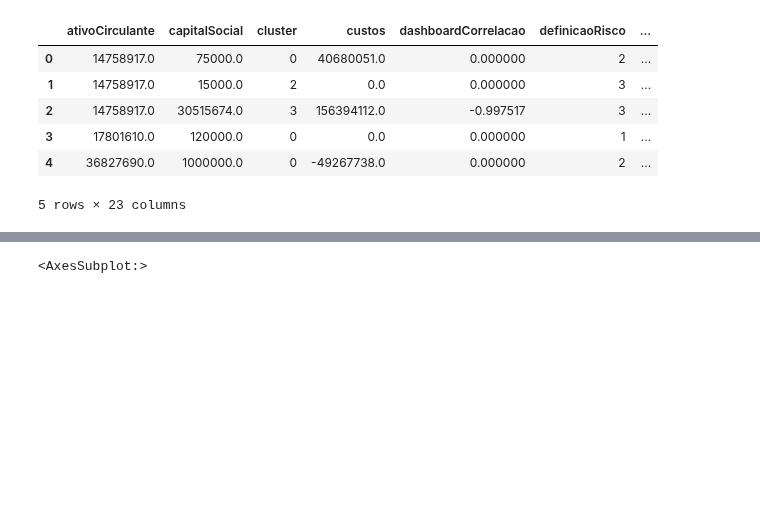
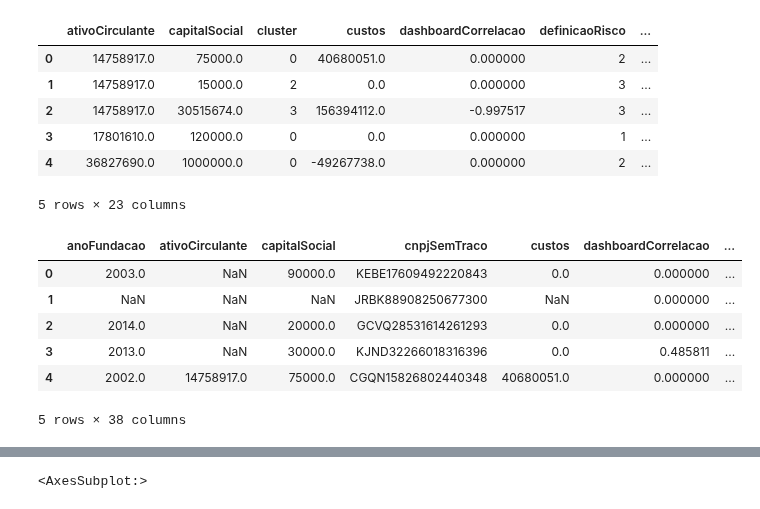
Before and after one commit to bartiralira/bootcampIA, a Jupyter notebook: BootCamp3.ipynb, the cells around one changed output, grey strips where cells are left out. Saved outputs shown, nothing was run; the diff lists cells and outputs as text; code cells hidden in the pictures; blank space fills up the shorter version.

```diff
--- a/BootCamp3.ipynb
+++ b/BootCamp3.ipynb
@@ -44,6 +44,22 @@ file.head()
 | 3 | 17801610.0 | 120000.0 | 0 | 0.0 | 0.000000 | 1 | ... |
 | 4 | 36827690.0 | 1000000.0 | 0 | -49267738.0 | 0.000000 | 2 | ... |
 5 rows × 23 columns
+# %%
+#recupera os dados da planilha origem apenas para coletar o nome dos campos
+filename= "./data/solicitacoescredito.csv"
+file= pd.read_csv(filename,sep=",",decimal='.', engine='python')
+file = file.reindex(sorted(file.columns), axis=1)
+#file.drop(file.columns[0],inplace=True,axis=1)
+#file.drop(["cluster"],inplace=True,axis=1)
+file.head()
+# %% [output]
+|  | anoFundacao | ativoCirculante | capitalSocial | cnpjSemTraco | custos | dashboardCorrelacao | ... |
+| 0 | 2003.0 | NaN | 90000.0 | KEBE17609492220843 | 0.0 | 0.000000 | ... |
+| 1 | NaN | NaN | NaN | JRBK88908250677300 | NaN | 0.000000 | ... |
+| 2 | 2014.0 | NaN | 20000.0 | GCVQ28531614261293 | 0.0 | 0.000000 | ... |
+| 3 | 2013.0 | NaN | 30000.0 | KJND32266018316396 | 0.0 | 0.485811 | ... |
+| 4 | 2002.0 | 14758917.0 | 75000.0 | CGQN15826802440348 | 40680051.0 | 0.000000 | ... |
+5 rows × 38 columns
 # %%
 plt.figure(figsize=(30,30))
 print(sbs.heatmap(file.corr(), annot=True, cmap="coolwarm",cbar_kws= {'orientation': 'horizontal'}),"\n")
```
Also changed, not shown: parts of 11 cells of this notebook, 2 other files.
